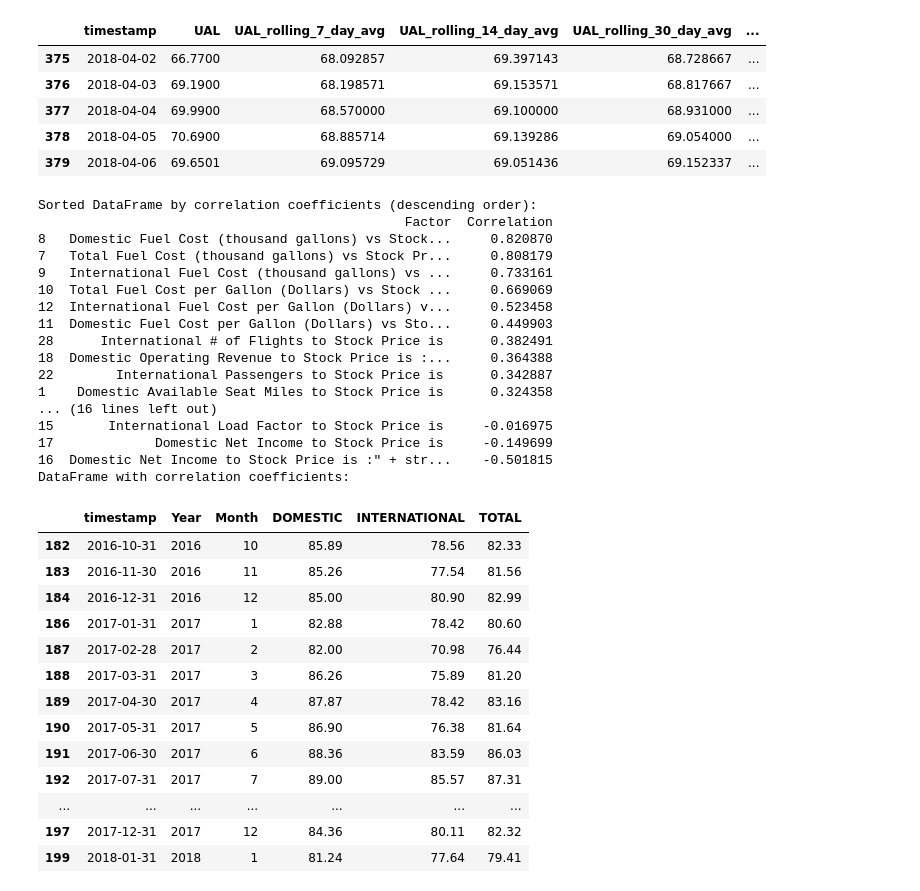
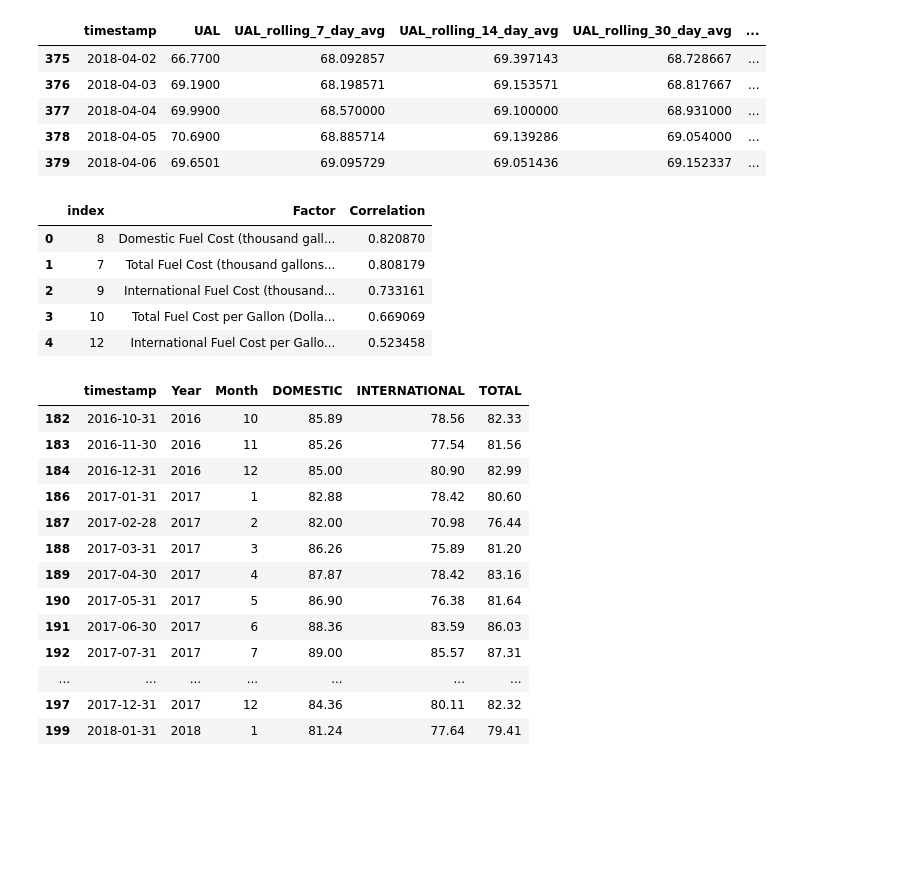
Before and after one commit to liamos7/CitadelDatathon2023-Team4, a Jupyter notebook: Datathon23Code.ipynb, the cells around one changed output. Drawn from its saved outputs; the diff is of its cells as text; code cells hidden in the pictures; blank space fills up the shorter version.

Commit message:
fixed ordering for index on top corr

```diff
--- a/Datathon23Code.ipynb
+++ b/Datathon23Code.ipynb
@@ -122,57 +122,42 @@ def save_notebook_as_txt(notebook_path, txt_path):
     with open(txt_path, 'w', encoding='utf-8') as txt_file:
         txt_file.write(txt_content)
 
 def extract_correlation_coefficients(txt_path):
     with open(txt_path, 'r', encoding='utf-8') as txt_file:
         txt_content = txt_file.read()
 
     # Extract lines with correlation coefficients using a flexible regex pattern
     correlation_lines = re.findall(r'The correlation coefficent for (.*?):\s*(-?\d+\.\d+)', txt_content)
 
     # Extract correlation coefficients from code cell comments as well
     code_correlation_lines = re.findall(r'#\s*The correlation coefficent for (.*?):\s*(-?\d+\.\d+)', txt_content)
     correlation_lines += code_correlation_lines
 
     return correlation_lines
 
 if __name__ == '__main__':
     notebook_path = analysis_file_path
     txt_path = 'notebook_contents.txt'
 
 
     # Extract correlation coefficients from the text file
     correlation_coefficients = extract_correlation_coefficients(txt_path)
 
     # Create a DataFrame with the extracted correlation coefficients
     df = pd.DataFrame(correlation_coefficients, columns=['Factor', 'Correlation'])
 
     # Convert 'Correlation' column to numeric type (optional, if needed)
     df['Correlation'] = pd.to_numeric(df['Correlation'])
-    df_sorted = df.sort_values(by='Correlation', ascending=False)
-
-    # Print the sorted DataFrame
-    print("Sorted DataFrame by correlation coefficients (descending order):")
-    print(df_sorted)
-    # Print the DataFrame
-    print("DataFrame with correlation coefficients:")
+    df_sorted = df.copy().sort_values(by='Correlation', ascending=False)
+    df_sorted = df_sorted.reset_index()
+    display(df_sorted.head())
 # %% [output]
-Sorted DataFrame by correlation coefficients (descending order):
-                                               Factor  Correlation
-8   Domestic Fuel Cost (thousand gallons) vs Stock...     0.820870
-7   Total Fuel Cost (thousand gallons) vs Stock Pr...     0.808179
-9   International Fuel Cost (thousand gallons) vs ...     0.733161
-10  Total Fuel Cost per Gallon (Dollars) vs Stock ...     0.669069
-12  International Fuel Cost per Gallon (Dollars) v...     0.523458
-11  Domestic Fuel Cost per Gallon (Dollars) vs Sto...     0.449903
-28      International # of Flights to Stock Price is      0.382491
-18  Domestic Operating Revenue to Stock Price is :...     0.364388
-22        International Passengers to Stock Price is      0.342887
-1    Domestic Available Seat Miles to Stock Price is      0.324358
-... (16 lines left out)
-15       International Load Factor to Stock Price is     -0.016975
-17             Domestic Net Income to Stock Price is     -0.149699
-16  Domestic Net Income to Stock Price is :" + str...    -0.501815
-DataFrame with correlation coefficients:
+|  | index | Factor | Correlation |
+| 0 | 8 | Domestic Fuel Cost (thousand gall... | 0.820870 |
+| 1 | 7 | Total Fuel Cost (thousand gallons... | 0.808179 |
+| 2 | 9 | International Fuel Cost (thousand... | 0.733161 |
+| 3 | 10 | Total Fuel Cost per Gallon (Dolla... | 0.669069 |
+| 4 | 12 | International Fuel Cost per Gallo... | 0.523458 |
 # %%
 # clean baggage
 
```
